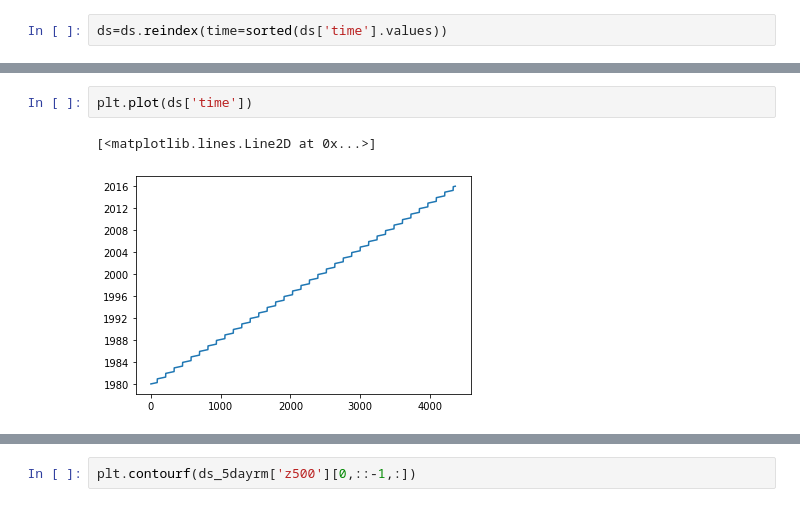
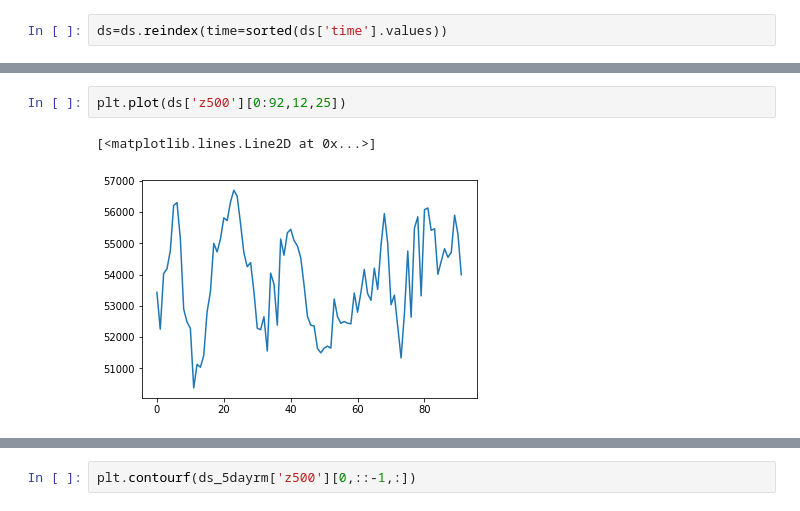
Before and after one commit to kpegion/wxregimes, a Jupyter notebook: runningmeans_2.ipynb, the cells around one changed output, grey strips where cells are left out. Cells and saved outputs as stored; diff of their text form.

```diff
--- a/runningmeans_2.ipynb
+++ b/runningmeans_2.ipynb
@@ -83,7 +89,7 @@ plt.contourf(tmp['z500'][::-1,:]/9.81)
 <matplotlib.contour.QuadContourSet at 0x...>
 [figure]
 # %%
-plt.plot(ds['time'])
+plt.plot(ds['z500'][0:92,12,25])
 # %% [output]
 [<matplotlib.lines.Line2D at 0x...>]
-[figure, old version]
+[figure, new version]
```
Also changed, not shown: parts of 18 cells of this notebook, 6 other files.
